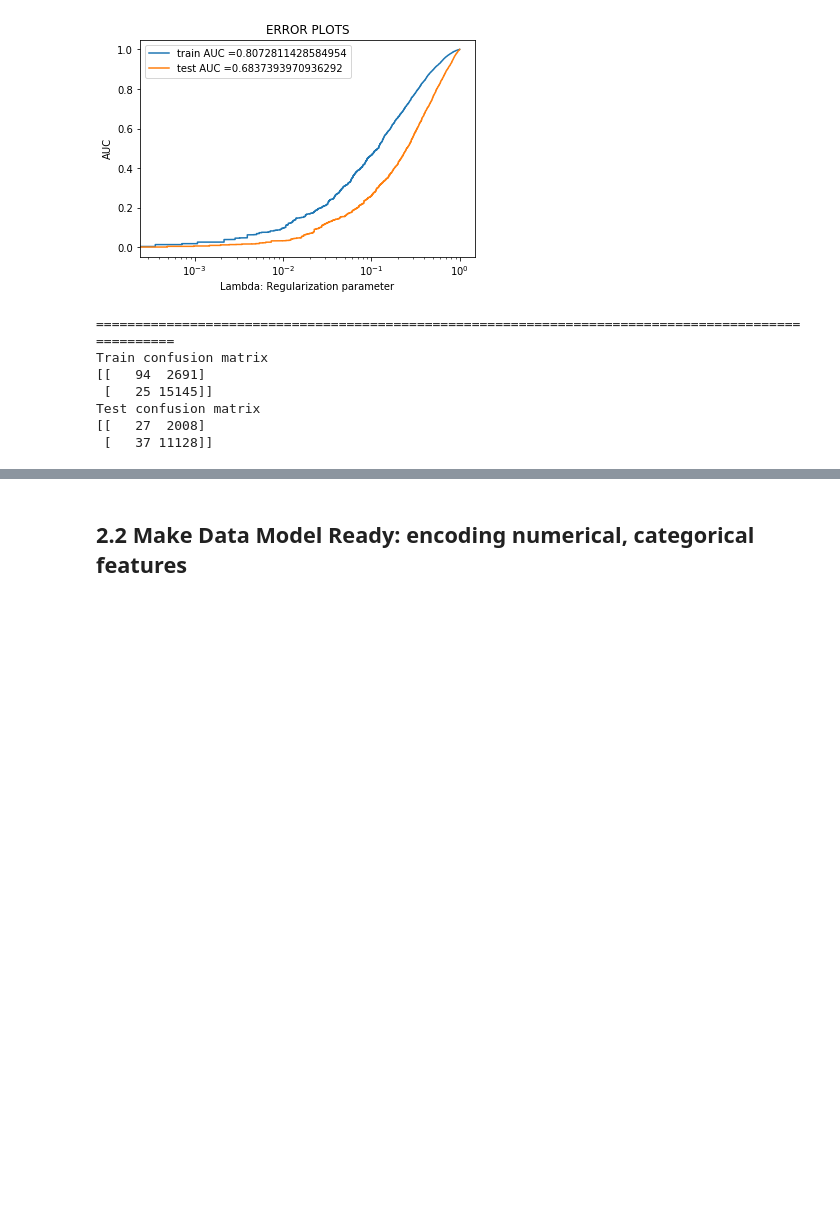
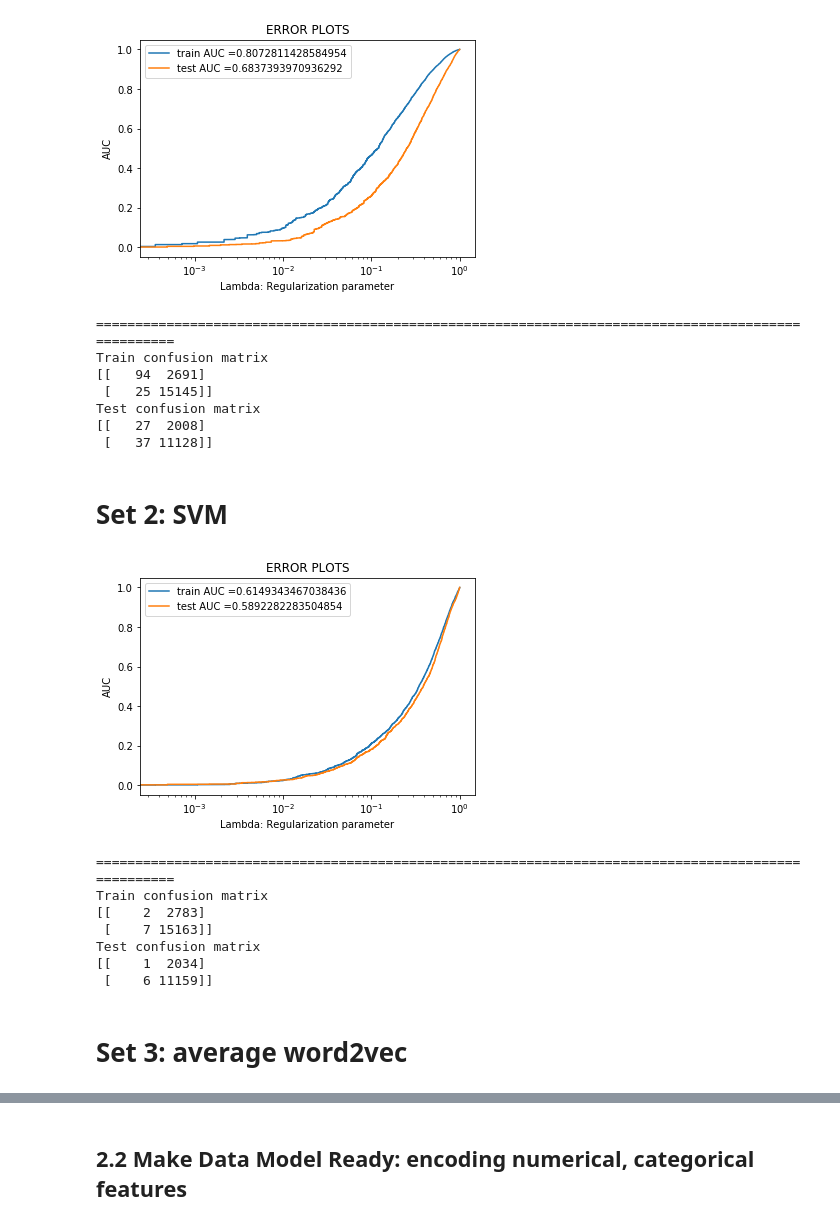
Before and after one commit to ysnvatsal/DataScience, a Jupyter notebook: Support Vector Machines_Donor_Dataset.ipynb, the cells around one changed output, grey strips where cells are left out. Drawn from its saved outputs; the diff is of its cells as text; code cells hidden in the pictures; blank space fills up the shorter version.

Commit message:
SVM with SGD classifier build with tfidf and aerage word2vec preprocessing data

```diff
--- a/Support Vector Machines_Donor_Dataset.ipynb
+++ b/Support Vector Machines_Donor_Dataset.ipynb
@@ -1362,7 +1398,7 @@ print(price_standardized_test.shape)
 # merge two sparse matrices: https://stackoverflow.com/a/19710648/4084039
 from scipy.sparse import hstack
 # with the same hstack function we are concatinating a sparse matrix and a dense matirx :)
-set2_train = hstack((categories_one_hot, sub_categories_one_hot,teacher_prefix_one_hot,state_one_hot,
-            sorted_pgc_one_hot,ppe_tfidf_bgms, project_title_tfidf, price_standardized))
-set2_train.shape
+tfidf_train = hstack((categories_one_hot, sub_categories_one_hot,teacher_prefix_one_hot,state_one_hot,
+            sorted_pgc_one_hot,ppe_tfidf, project_title_tfidf, price_standardized))
+tfidf_train.shape
 # %% [output]
@@ -1371,7 +1407,7 @@ set2_train.shape
 # merge two sparse matrices: https://stackoverflow.com/a/19710648/4084039
 from scipy.sparse import hstack
 # with the same hstack function we are concatinating a sparse matrix and a dense matirx :)
-set2_test = hstack((categories_one_hot_test, sub_categories_one_hot_test,teacher_prefix_one_hot_test,state_one_hot_test,
-            sorted_pgc_one_hot_test,ppe_tfidf_bgms_test, project_title_tfidf_test, price_standardized_test))
-set2_test.shape
+tfidf_test = hstack((categories_one_hot_test, sub_categories_one_hot_test,teacher_prefix_one_hot_test,state_one_hot_test,
+            sorted_pgc_one_hot_test,ppe_tfidf_test, project_title_tfidf_test, price_standardized_test))
+tfidf_test.shape
 # %% [output]
@@ -1553,7 +1613,7 @@ for i in alpha:
     print('\nCV accuracy for alpha = %f is %d%%' % (i, acc))
 
 svm1 = SGDClassifier(1)
-svm1.fit(bow_train,y_tr)
+svm1.fit(bow_train,y_train)
 pred = svm1.predict(bow_test)
 acc = accuracy_score(y_test, pred, normalize=True) * float(100)
 print('\n****Test accuracy for alpha = 1 is %d%%' % (acc))
@@ -1607,3 +1667,40 @@ Train confusion matrix
 Test confusion matrix
 [[   27  2008]
  [   37 11128]]
+# %% [markdown]
+# Set 2: SVM
+# %%
+model2_final = SGDClassifier(loss="log", alpha = 0.01, penalty="l2", max_iter=5)
+
+model2_final.fit(tfidf_train, y_train)
+
+train_fpr, train_tpr, thresholds = roc_curve(y_train, model2_final.predict_proba(tfidf_train)[:,1])
+test_fpr, test_tpr, thresholds = roc_curve(y_test, model2_final.predict_proba(tfidf_test)[:,1])
+
+plt.plot(train_fpr, train_tpr, label="train AUC ="+str(auc(train_fpr, train_tpr)))
+plt.plot(test_fpr, test_tpr, label="test AUC ="+str(auc(test_fpr, test_tpr)))
+plt.legend()
+plt.xlabel("Lambda: Regularization parameter")
+plt.xscale('log')
+plt.ylabel("AUC")
+plt.title("ERROR PLOTS")
+plt.show()
+
+print("="*100)
+
+from sklearn.metrics import confusion_matrix
+print("Train confusion matrix")
+print(confusion_matrix(y_train, model2_final.predict(tfidf_train)))
+print("Test confusion matrix")
+print(confusion_matrix(y_test, model2_final.predict(tfidf_test)))
+# %% [output]
+[figure, added]
+====================================================================================================
+Train confusion matrix
+[[    2  2783]
+ [    7 15163]]
+Test confusion matrix
+[[    1  2034]
+ [    6 11159]]
+# %% [markdown]
+# Set 3: average word2vec
```
Also changed, not shown: parts of 17 cells of this notebook.
